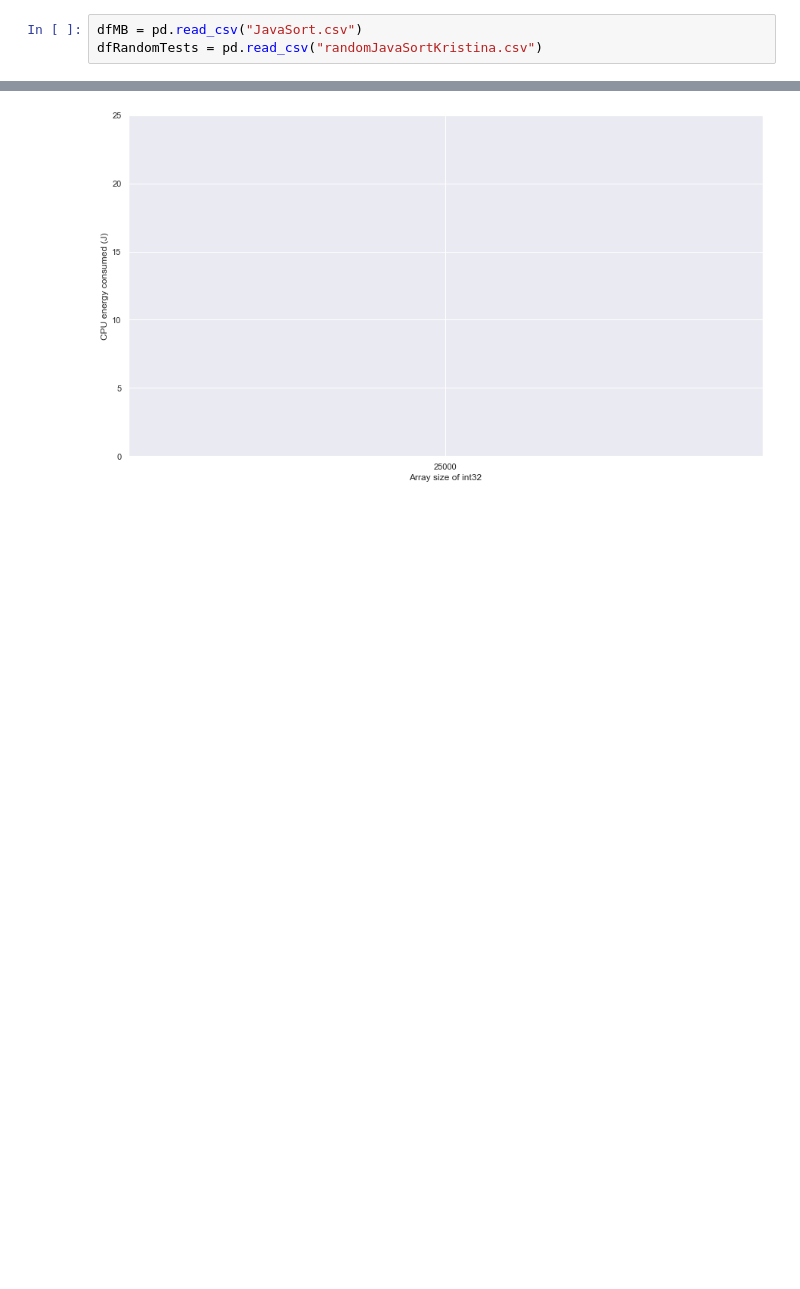
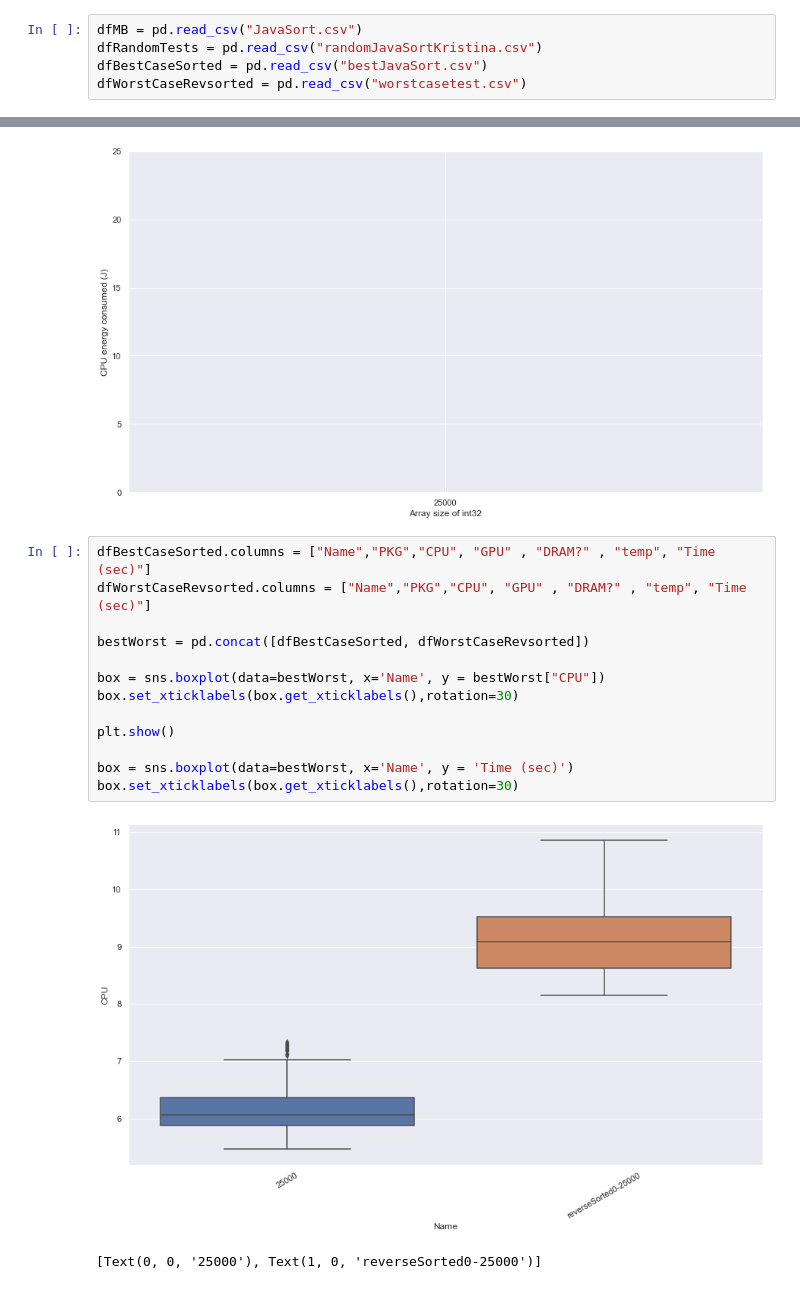
Before and after one commit to hrallil/RAPL_measurements, a Jupyter notebook: Java/JavaSort/results/DataProcessing.ipynb, the cells around one changed output, grey strips where cells are left out. Cells and saved outputs as stored; diff of their text form; blank space fills up the shorter version.

Commit message:
quick best and arraysort worst case test data

```diff
--- a/Java/JavaSort/results/DataProcessing.ipynb
+++ b/Java/JavaSort/results/DataProcessing.ipynb
@@ -33,6 +33,8 @@ import numpy as np
 # %%
 dfMB = pd.read_csv("JavaSort.csv")
 dfRandomTests = pd.read_csv("randomJavaSortKristina.csv")
+dfBestCaseSorted = pd.read_csv("bestJavaSort.csv")
+dfWorstCaseRevsorted = pd.read_csv("worstcasetest.csv")
 # %%
 def meanTimePrDataSize(df, name, sizes):
     df.columns = ["Name","PKG","CPU", "GPU" , "DRAM?" , "Time (sec)"]
@@ -209,3 +211,19 @@ plt.show()
 # %% [output]
 [figure]
 [figure]
+# %%
+dfBestCaseSorted.columns = ["Name","PKG","CPU", "GPU" , "DRAM?" , "temp", "Time (sec)"]
+dfWorstCaseRevsorted.columns = ["Name","PKG","CPU", "GPU" , "DRAM?" , "temp", "Time (sec)"]
+
+bestWorst = pd.concat([dfBestCaseSorted, dfWorstCaseRevsorted])
+
+box = sns.boxplot(data=bestWorst, x='Name', y = bestWorst["CPU"])
+box.set_xticklabels(box.get_xticklabels(),rotation=30)
+
+plt.show()
+
+box = sns.boxplot(data=bestWorst, x='Name', y = 'Time (sec)')
+box.set_xticklabels(box.get_xticklabels(),rotation=30)
+# %% [output]
+[figure, added]
+[Text(0, 0, '25000'), Text(1, 0, 'reverseSorted0-25000')]
```
Also changed, not shown: parts of 1 cell of this notebook, 16 other files.
